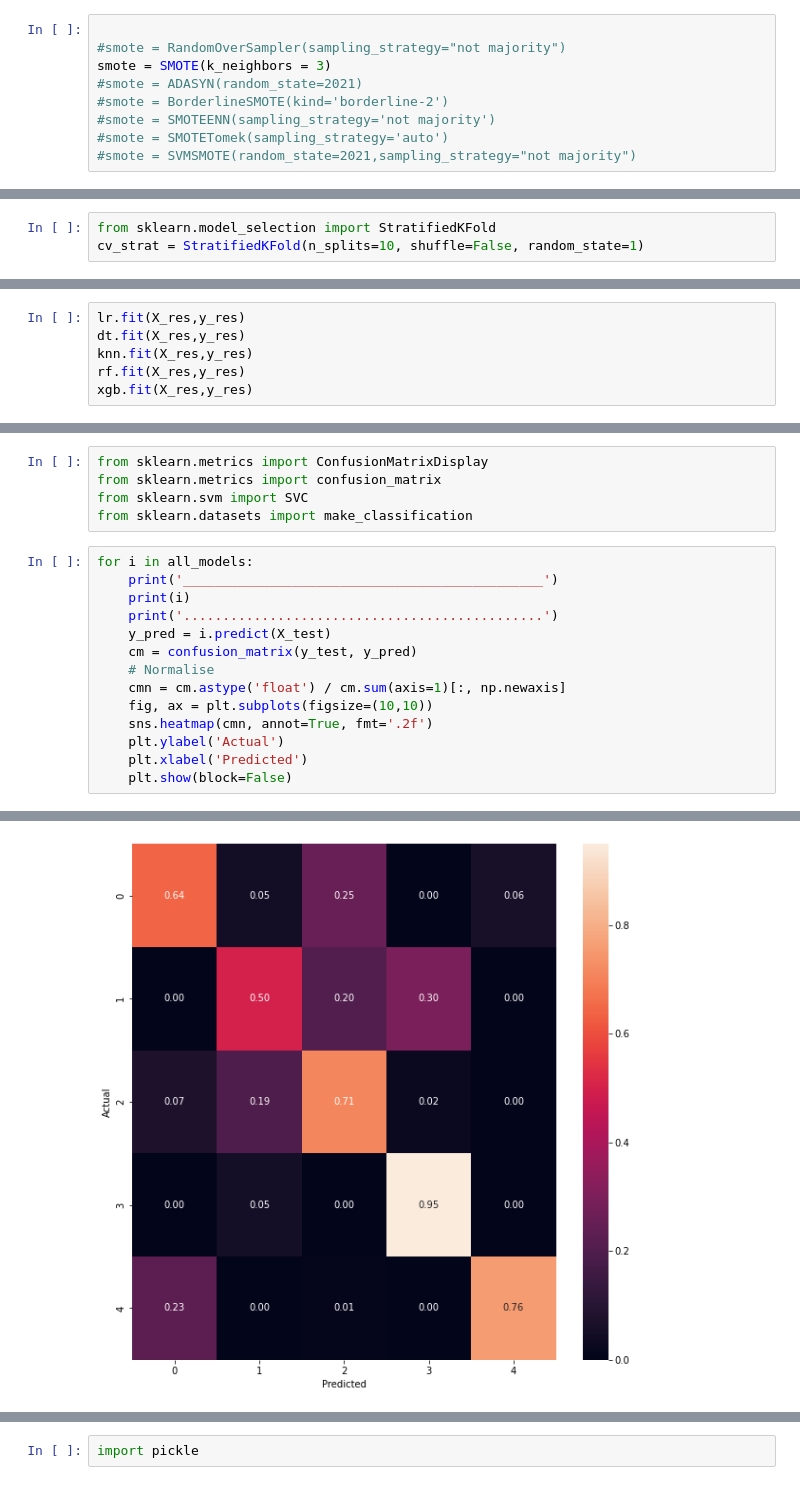
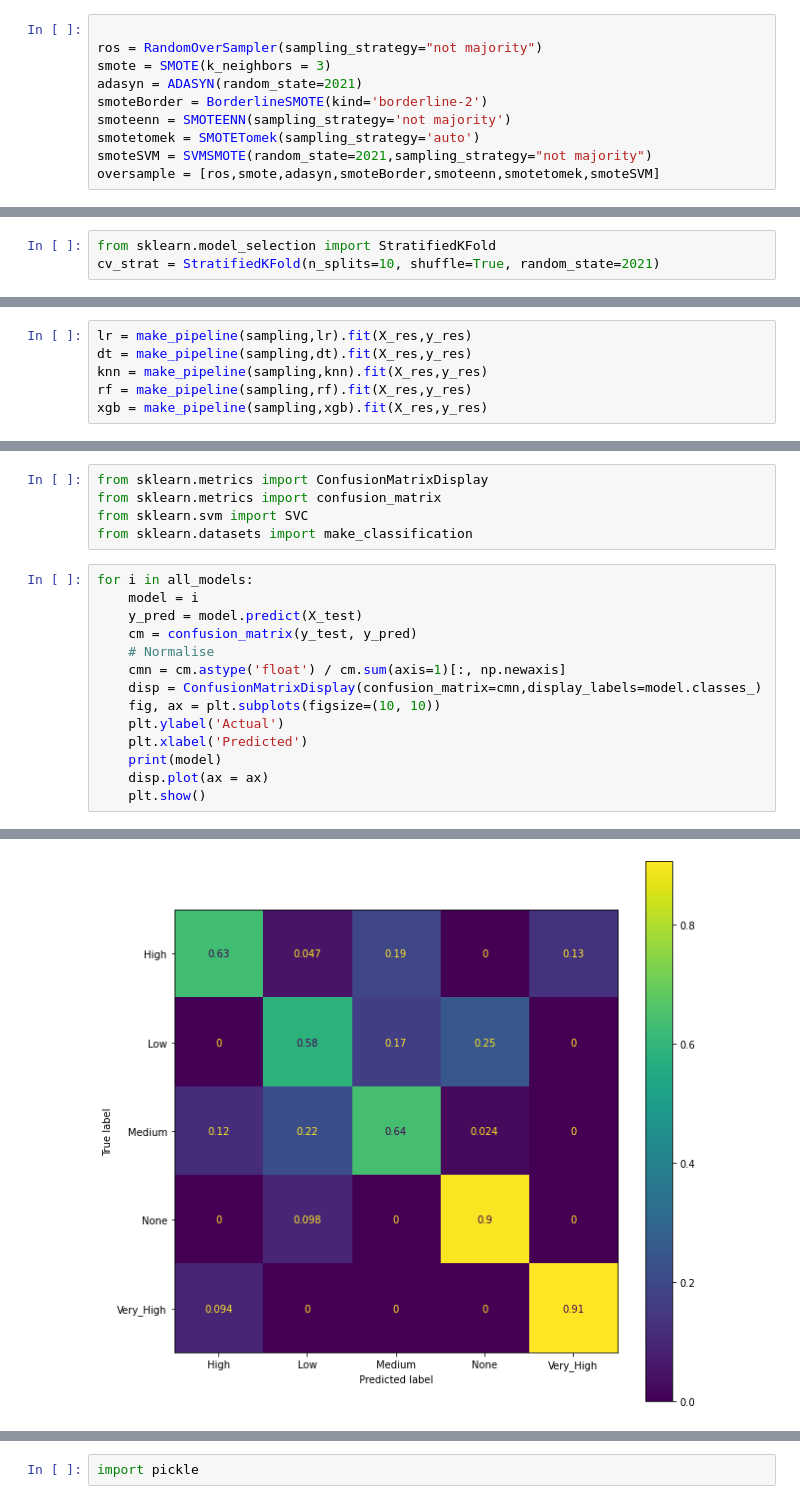
Before and after one commit to LuisPereira23/DAA-21-22, a Jupyter notebook: Keras/KaggleV3/trainV2.ipynb, the cells around one changed output, grey strips where cells are left out. Cells and saved outputs as stored; diff of their text form.

Commit message:
Update Confusion Matrix + Oversample for loop

```diff
--- a/Keras/KaggleV3/trainV2.ipynb
+++ b/Keras/KaggleV3/trainV2.ipynb
@@ -69,13 +70,14 @@ nm = NearMiss(sampling_strategy=strat)
 #X_res, y_res = ros.fit_resample(X_under, y_under)
 # %%
 
-#smote = RandomOverSampler(sampling_strategy="not majority")
+ros = RandomOverSampler(sampling_strategy="not majority")
 smote = SMOTE(k_neighbors = 3)
-#smote = ADASYN(random_state=2021)
-#smote = BorderlineSMOTE(kind='borderline-2')
-#smote = SMOTEENN(sampling_strategy='not majority')
-#smote = SMOTETomek(sampling_strategy='auto')
-#smote = SVMSMOTE(random_state=2021,sampling_strategy="not majority")
+adasyn = ADASYN(random_state=2021)
+smoteBorder = BorderlineSMOTE(kind='borderline-2')
+smoteenn = SMOTEENN(sampling_strategy='not majority')
+smotetomek = SMOTETomek(sampling_strategy='auto')
+smoteSVM = SVMSMOTE(random_state=2021,sampling_strategy="not majority")
+oversample = [ros,smote,adasyn,smoteBorder,smoteenn,smotetomek,smoteSVM]
 # %%
 #y_train.value_counts().plot.pie(autopct='%.2f')
 # %%
@@ -107,7 +111,7 @@ xgb = XGBClassifier()
 rc = RidgeClassifier(random_state=2021)
 # %%
 from sklearn.model_selection import StratifiedKFold
-cv_strat = StratifiedKFold(n_splits=10, shuffle=False, random_state=1)
+cv_strat = StratifiedKFold(n_splits=10, shuffle=True, random_state=2021)
 # %%
 models = [lr,rf,knn,dt,ada,svc,rc,xgb]
 # %%
@@ -294,8 +304,8 @@ Test Score: 0.818048422597212
 Best Parameters: {'xgb__colsample_bytree': 0.75, 'xgb__gamma': 0.5, 'xgb__learning_rate': 0.3, 'xgb__max_depth': 50, 'xgb__min_child_weight': 0.01, 'xgb__n_estimators': 550, 'xgb__reg_alpha': 2, 'xgb_ ...
 # %%
-lr.fit(X_res,y_res)
-dt.fit(X_res,y_res)
-knn.fit(X_res,y_res)
-rf.fit(X_res,y_res)
-xgb.fit(X_res,y_res)
+lr = make_pipeline(sampling,lr).fit(X_res,y_res)
+dt = make_pipeline(sampling,dt).fit(X_res,y_res)
+knn = make_pipeline(sampling,knn).fit(X_res,y_res)
+rf = make_pipeline(sampling,rf).fit(X_res,y_res)
+xgb = make_pipeline(sampling,xgb).fit(X_res,y_res)
 # %% [output]
@@ -369,16 +398,16 @@ from sklearn.svm import SVC
 from sklearn.datasets import make_classification
 # %%
 for i in all_models:
-    print('______________________________________________')
-    print(i)
-    print('..............................................')
-    y_pred = i.predict(X_test)
+    model = i
+    y_pred = model.predict(X_test)
     cm = confusion_matrix(y_test, y_pred)
     # Normalise
     cmn = cm.astype('float') / cm.sum(axis=1)[:, np.newaxis]
-    fig, ax = plt.subplots(figsize=(10,10))
-    sns.heatmap(cmn, annot=True, fmt='.2f')
+    disp = ConfusionMatrixDisplay(confusion_matrix=cmn,display_labels=model.classes_)
+    fig, ax = plt.subplots(figsize=(10, 10))
     plt.ylabel('Actual')
     plt.xlabel('Predicted')
-    plt.show(block=False)
+    print(model)
+    disp.plot(ax = ax)
+    plt.show()
 # %% [output]
@@ -388 +431 @@ LogisticRegression(random_state=2021, solver='liblinear')
-[figure, old version]
+[figure, new version]
```
Also changed, not shown: parts of 13 cells of this notebook, 12 other files.
